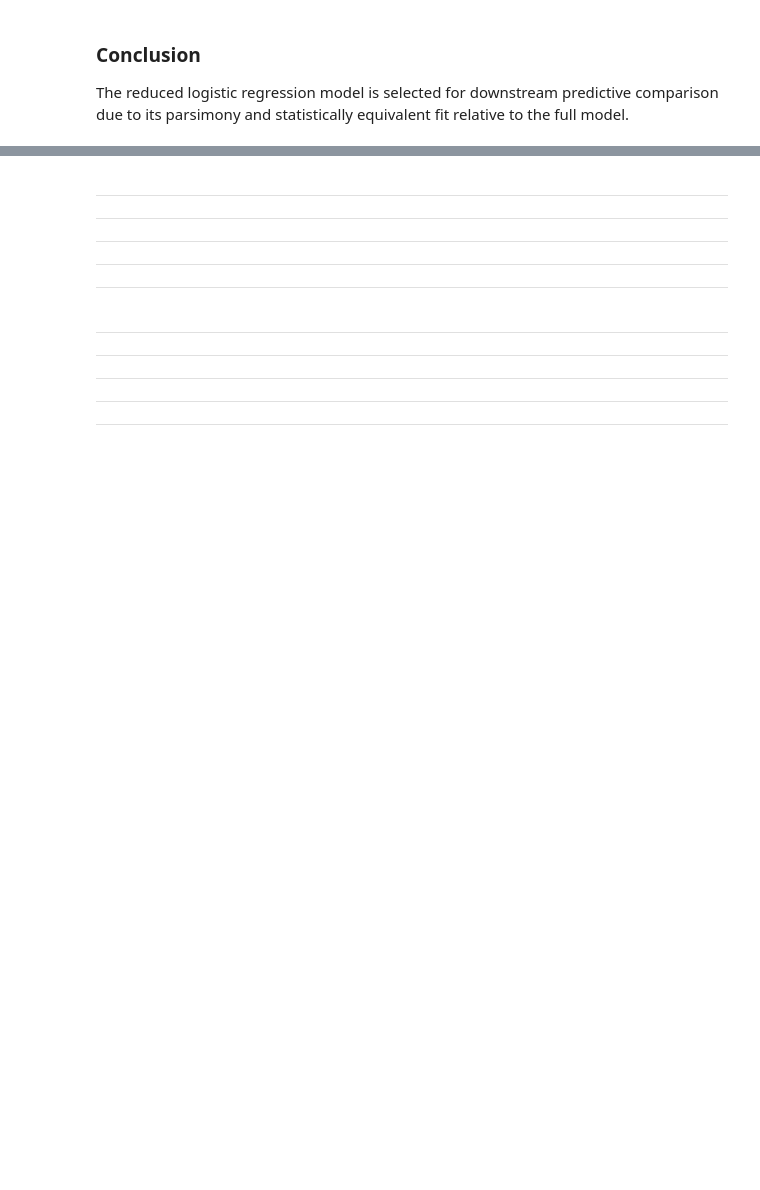
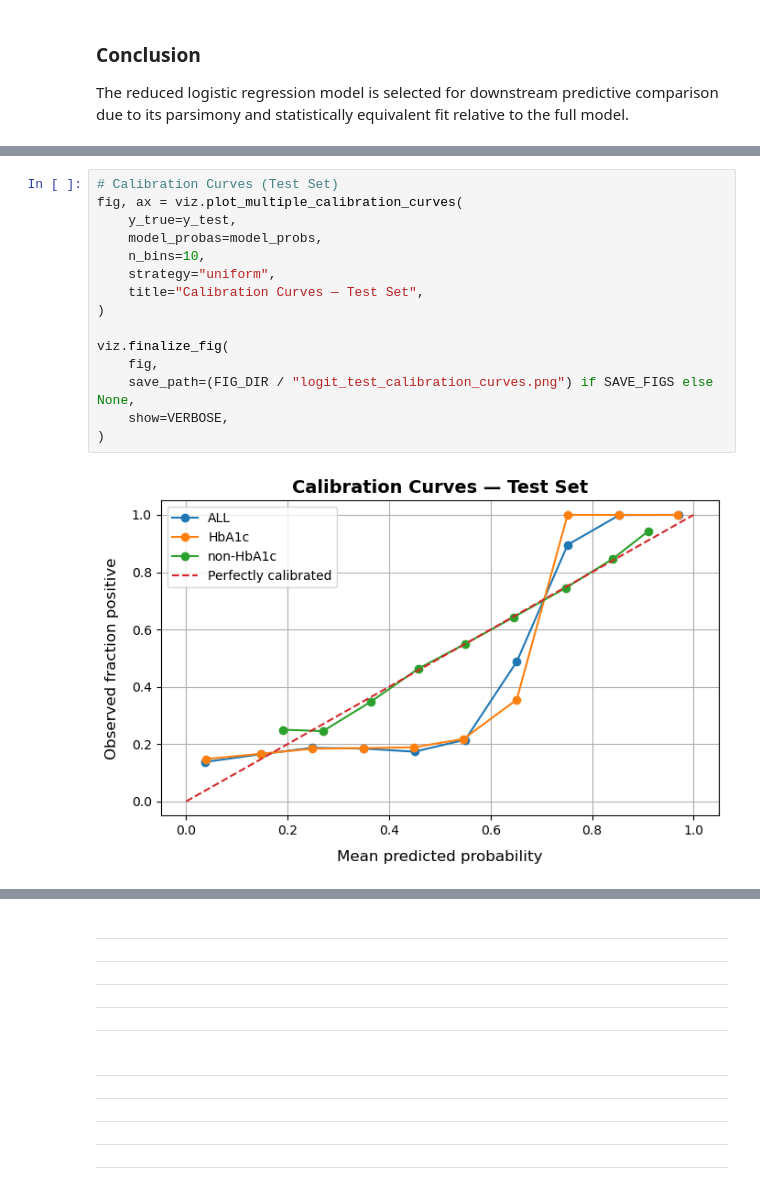
Before and after one commit to etoobian/diabetes-prediction-ds1, a Jupyter notebook: notebooks/diabetes_prediction.ipynb, the cells around one changed output, grey strips where cells are left out. Drawn from its saved outputs; the diff is of its cells as text; blank space fills up the shorter version.

```diff
--- a/notebooks/diabetes_prediction.ipynb
+++ b/notebooks/diabetes_prediction.ipynb
@@ -1058,0 +1774,17 @@ Non-HbA1c: (80000, 15) (20000, 15)
+# %%
+# Calibration Curves (Test Set)
+fig, ax = viz.plot_multiple_calibration_curves(
+    y_true=y_test,
+    model_probas=model_probs,
+    n_bins=10,
+    strategy="uniform",
+    title="Calibration Curves — Test Set",
+)
+
+viz.finalize_fig(
+    fig,
+    save_path=(FIG_DIR / "logit_test_calibration_curves.png") if SAVE_FIGS else None,
+    show=VERBOSE,
+)
+# %% [output]
+[figure, added]
```
Also changed, not shown: parts of 71 cells of this notebook.
